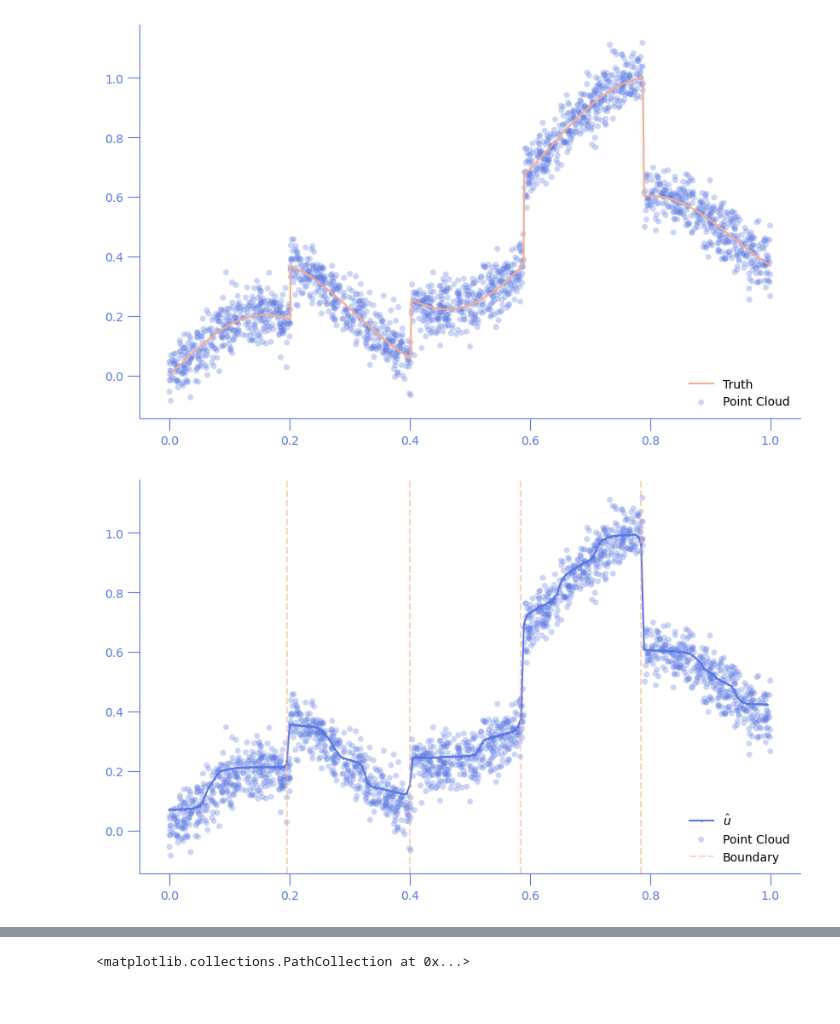
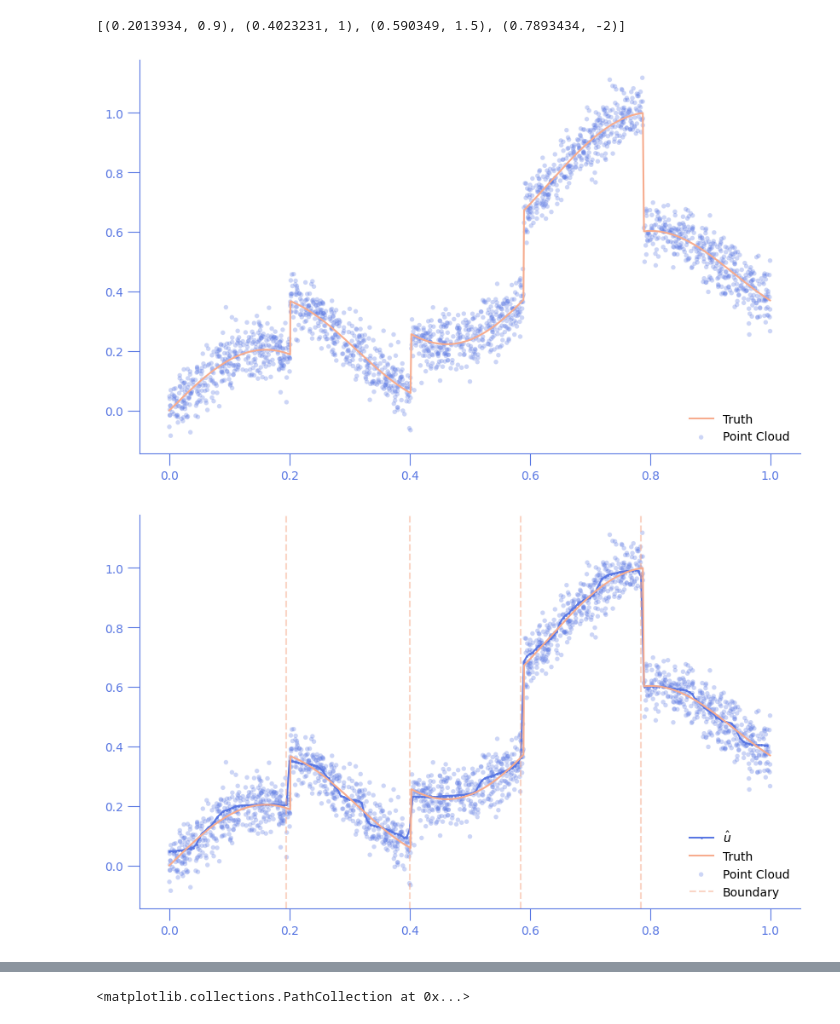
Before and after one commit to Davidvandijcke/fdr, a Jupyter notebook: src/analysis/simulations_1d.ipynb, the cells around one changed output, grey strips where cells are left out. Cells and saved outputs as stored; diff of their text form; code cells hidden in the pictures.

Commit message:
set up 1d simulations

```diff
--- a/src/analysis/simulations_1d.ipynb
+++ b/src/analysis/simulations_1d.ipynb
@@ -11,7 +11,7 @@ import ray
 import os
 import pickle
 
-def f(x, jumps):
+def ft(x, jumps):
     temp = x**2 + np.sin(10 * x)  # change 10 to any other value to adjust the frequency of oscillation
     for (xj, jj) in jumps:
         if x > xj:
@@ -25,10 +25,11 @@ def generate1D(jumps=[(0.2013934, 0.9), (0.4023231, 1), (0.590349, 1.5), (0.7893
     # now sample the function values on the data points
     grid_f = np.zeros(data.shape)
     for i in range(data.shape[0]):
-        grid_f[i] = f(data[i], jumps)
+        grid_f[i] = ft(data[i], jumps)
 
     # Normalize function values to [0, 1]
     grid_f = (grid_f - np.min(grid_f)) / np.max(grid_f)  # - np.min(grid_f))
+
 
     # now add noise
     grid_sample = grid_f + np.random.normal(loc=0, scale=sigma, size=data.shape)  # add random Gaussian noise
@@ -44,16 +45,12 @@ def generate1D(jumps=[(0.2013934, 0.9), (0.4023231, 1), (0.590349, 1.5), (0.7893
 # parameters
 #----------------
 sigma=0.05
-S = 32
+S = 100
 N = 2000
 lmbda = 100
 nu = 0.002
-main_dir = "/Users/davidvandijcke/Dropbox (University of Michigan)/rdd"
-figs_dir = os.path.join(main_dir, 'results', 'figs')
 
-#------
-
-fto = os.path.join(main_dir, 'data', 'out', "1D_SURE.pkl")
+fto = "/Users/davidvandijcke/Dropbox (University of Michigan)/rdd/data/out/1D_SURE.pkl" # "/home/dvdijcke/data/out/1D_SURE.pkl"
 with open(fto, "rb") as f:
     res = pickle.load(f)
 
@@ -68,3 +94,7 @@ nu
+# %%
+jumps
+# %% [output]
+[(0.2013934, 0.9), (0.4023231, 1), (0.590349, 1.5), (0.7893434, -2)]
 # %%
 np.random.seed(409)
 # Generate data with reduced noise
@@ -97,40 +127,40 @@ def prettify(ax):
 # cb = "#d7e3ff"
 # cr = "#f7ccc1"
 
 # Sort data for plotting
 sort_inds = np.argsort(X)
 X_sorted = X[sort_inds]
 Y_sorted = Y[sort_inds]
 U_sorted = U[sort_inds]
 
 # Plot truth
 fig, ax = plt.subplots(figsize=(10,6))
 ax.plot(X_sorted, U_sorted, label='Truth', color=c2)
-ax.scatter(X_sorted, Y_sorted, s=25, label='Point Cloud', color=c1,alpha=0.3, edgecolors='none')
+ax.scatter(X_sorted, Y_sorted, s=15, label='Point Cloud', color=c1,alpha=0.3, edgecolors='none')
 prettify(ax)
-plt.savefig(os.path.join(figs_dir, "simulation_1d_truth.pdf"), bbox_inches='tight')
+plt.savefig("./results/figs/simulation_1d_truth.pdf", bbox_inches='tight')
 
 # plot estimates
 fig, ax = plt.subplots(figsize=(10,6))
 #plt.scatter(model.grid_x, u, s=1)
-plt.plot(model.grid_x, u, '-o', markersize=1, c=c1, label = r"$\hat{u}$")
-ax.scatter(X_sorted, Y_sorted, s=25, label='Point Cloud', color=c1,alpha=0.3, edgecolors='none')
+ax.plot(model.grid_x, u, '-o', markersize=1, c=c1, label = r"$\hat{u}$")
+ax.plot(X_sorted, U_sorted, label='Truth', color=c2)
+ax.scatter(X_sorted, Y_sorted, s=15, label='Point Cloud', color=c1,alpha=0.3, edgecolors='none')
 
 
 jumplocs = (np.where(J_grid==1)[0] / J_grid.size).tolist()
 for xc in jumplocs:
     if xc == jumplocs[0]:
         plt.axvline(x=xc, color=c2, linestyle='--', alpha=0.5, label="Boundary")
     else:
         plt.axvline(x=xc, color=c2, linestyle='--', alpha=0.5)
 
 
 prettify(ax)
-fn = os.path.join(figs_dir, "simulation_1d_estimate.pdf")
-plt.savefig(fn, bbox_inches='tight')
+plt.savefig("./results/figs/simulation_1d_estimate.pdf", bbox_inches='tight')
 # %% [output]
 [figure]
-[figure, old version]
+[figure, new version]
 # %%
 cmap = mpl.colormaps.get_cmap('coolwarm')
 c1 = cmap(0.1)
```
Also changed, not shown: parts of 4 cells of this notebook, 3 other files.
